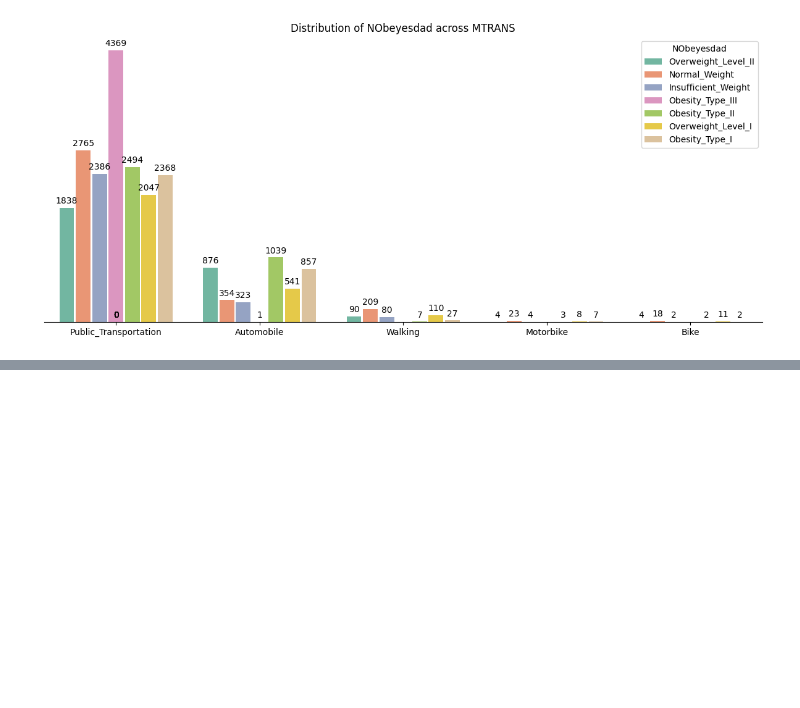
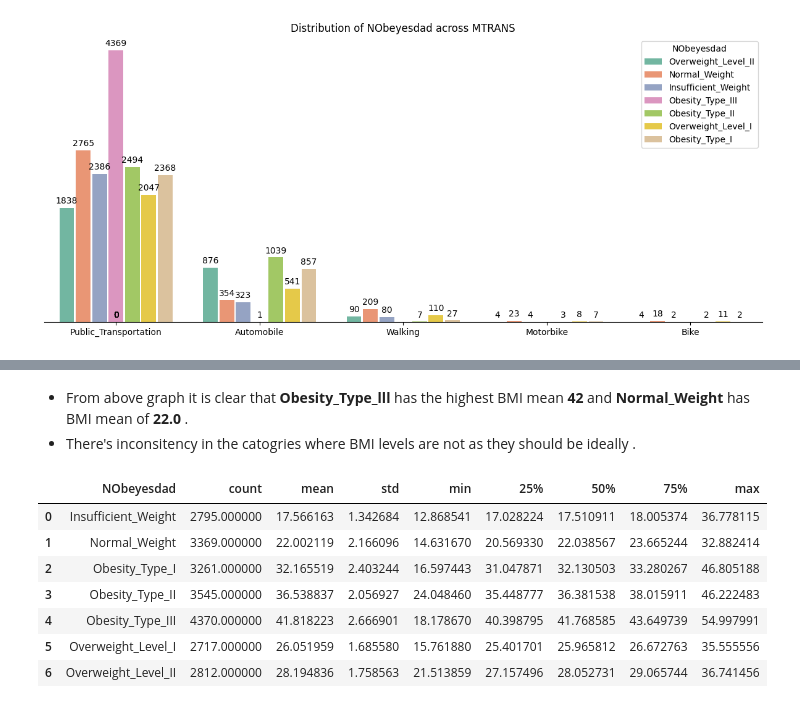
Before and after one commit to aman977381/EDA, a Jupyter notebook: EDA.ipynb, the cells around one changed output, grey strips where cells are left out. Cells and saved outputs as stored; diff of their text form; code cells hidden in the pictures; blank space fills up the shorter version.

```diff
--- a/EDA.ipynb
+++ b/EDA.ipynb
@@ -396,0 +429,14 @@ show_count(cat_columns)
+# %% [markdown]
+* From above graph it is clear that **Obesity_Type_lll** has the highest BMI mean **42** and **Normal_Weight** has BMI mean of **22.0** .
+* There's inconsitency in the catogries where BMI levels are not as they should be ideally .
+# %%
+df1.groupby('NObeyesdad')['BMI'].describe().reset_index().style.background_gradient()
+# %% [output]
+|  | NObeyesdad | count | mean | std | min | 25% | 50% | 75% | max |
+| 0 | Insufficient_Weight | 2795.000000 | 17.566163 | 1.342684 | 12.868541 | 17.028224 | 17.510911 | 18.005374 | 36.778115 |
+| 1 | Normal_Weight | 3369.000000 | 22.002119 | 2.166096 | 14.631670 | 20.569330 | 22.038567 | 23.665244 | 32.882414 |
+| 2 | Obesity_Type_I | 3261.000000 | 32.165519 | 2.403244 | 16.597443 | 31.047871 | 32.130503 | 33.280267 | 46.805188 |
+| 3 | Obesity_Type_II | 3545.000000 | 36.538837 | 2.056927 | 24.048460 | 35.448777 | 36.381538 | 38.015911 | 46.222483 |
+| 4 | Obesity_Type_III | 4370.000000 | 41.818223 | 2.666901 | 18.178670 | 40.398795 | 41.768585 | 43.649739 | 54.997991 |
+| 5 | Overweight_Level_I | 2717.000000 | 26.051959 | 1.685580 | 15.761880 | 25.401701 | 25.965812 | 26.672763 | 35.555556 |
+| 6 | Overweight_Level_II | 2812.000000 | 28.194836 | 1.758563 | 21.513859 | 27.157496 | 28.052731 | 29.065744 | 36.741456 |
```
Also changed, not shown: parts of 10 cells of this notebook.
